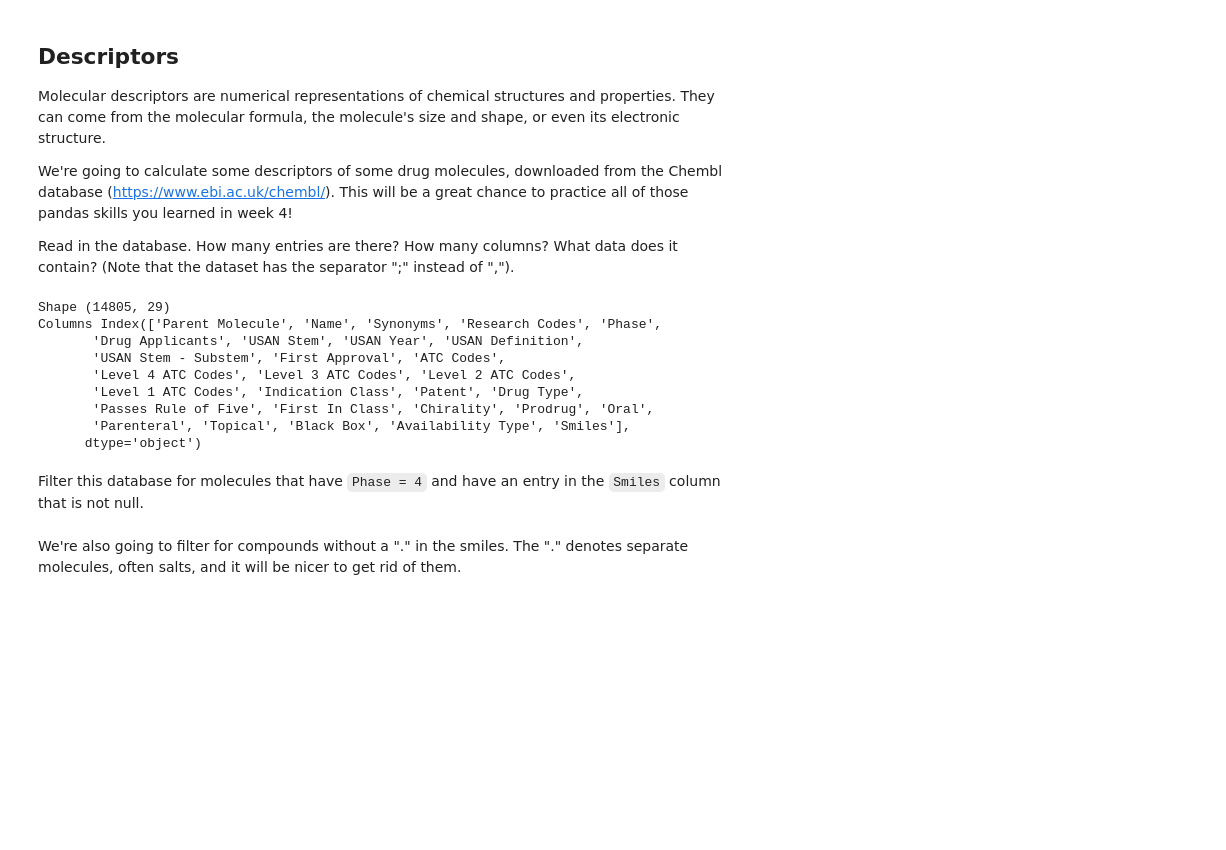
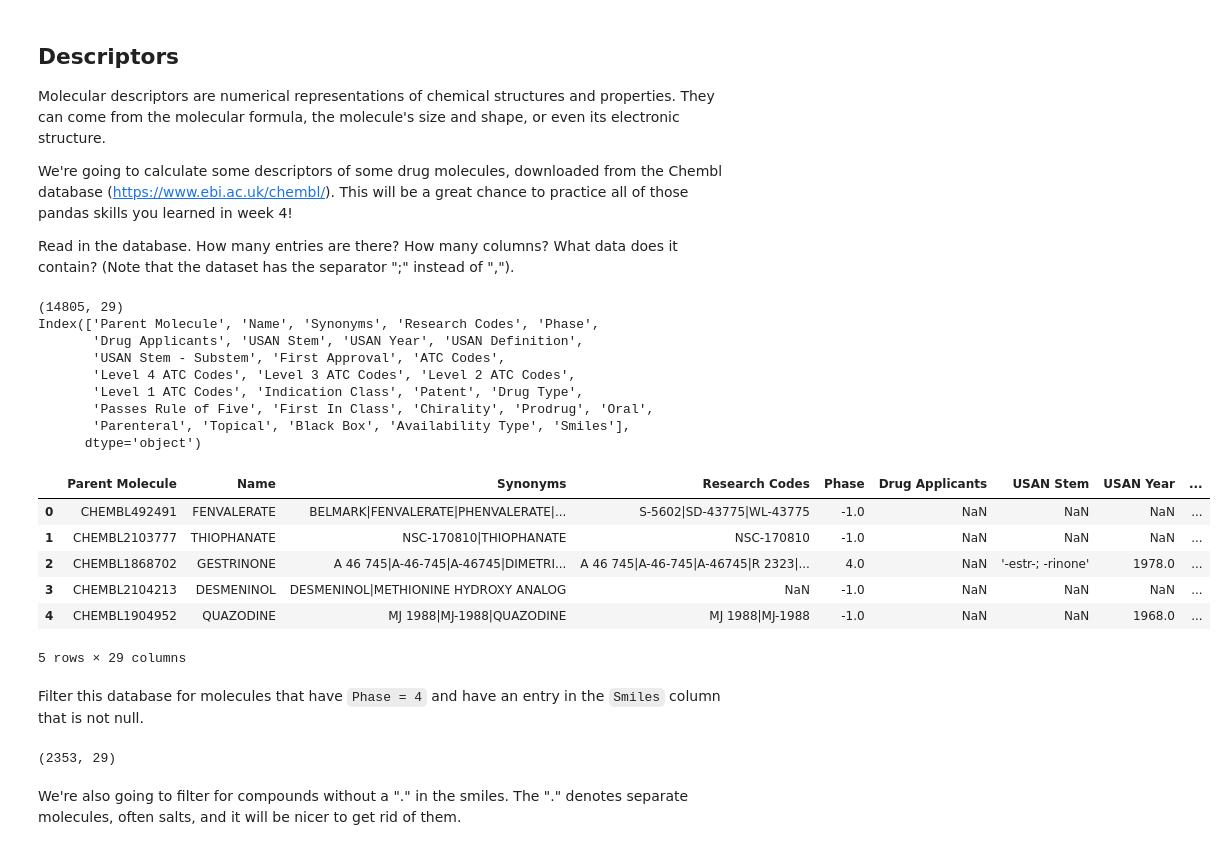
Before and after one commit to MGalka66/practical-programming-in-chemistry-exercises, a Jupyter notebook: week_05/05_exercises.ipynb, the cells around one changed output. Cells and saved outputs as stored; diff of their text form; code cells hidden in the pictures; blank space fills up the shorter version.

```diff
--- a/week_05/05_exercises.ipynb
+++ b/week_05/05_exercises.ipynb
@@ -371,18 +436,29 @@ Read in the database. How many entries are there? How many columns? What data do
 # %%
 import pandas as pd
 
 drugs = pd.read_csv("chembl_drugs.csv", sep= ";")
 
+print(drugs.shape)
+print(drugs.columns)
 # Your code here
+#df = pd.DataFrame(drugs)
+drugs.head()
 # %% [output]
-Shape (14805, 29)
-Columns Index(['Parent Molecule', 'Name', 'Synonyms', 'Research Codes', 'Phase',
+(14805, 29)
+Index(['Parent Molecule', 'Name', 'Synonyms', 'Research Codes', 'Phase',
        'Drug Applicants', 'USAN Stem', 'USAN Year', 'USAN Definition',
        'USAN Stem - Substem', 'First Approval', 'ATC Codes',
        'Level 4 ATC Codes', 'Level 3 ATC Codes', 'Level 2 ATC Codes',
        'Level 1 ATC Codes', 'Indication Class', 'Patent', 'Drug Type',
        'Passes Rule of Five', 'First In Class', 'Chirality', 'Prodrug', 'Oral',
        'Parenteral', 'Topical', 'Black Box', 'Availability Type', 'Smiles'],
       dtype='object')
+|  | Parent Molecule | Name | Synonyms | Research Codes | Phase | Drug Applicants | USAN Stem | USAN Year | ... |
+| 0 | CHEMBL492491 | FENVALERATE | BELMARK|FENVALERATE|PHENVALERATE|... | S-5602|SD-43775|WL-43775 | -1.0 | NaN | NaN | NaN | ... |
+| 1 | CHEMBL2103777 | THIOPHANATE | NSC-170810|THIOPHANATE | NSC-170810 | -1.0 | NaN | NaN | NaN | ... |
+| 2 | CHEMBL1868702 | GESTRINONE | A 46 745|A-46-745|A-46745|DIMETRI... | A 46 745|A-46-745|A-46745|R 2323|... | 4.0 | NaN | '-estr-; -rinone' | 1978.0 | ... |
+| 3 | CHEMBL2104213 | DESMENINOL | DESMENINOL|METHIONINE HYDROXY ANALOG | NaN | -1.0 | NaN | NaN | NaN | ... |
+| 4 | CHEMBL1904952 | QUAZODINE | MJ 1988|MJ-1988|QUAZODINE | MJ 1988|MJ-1988 | -1.0 | NaN | NaN | 1968.0 | ... |
+5 rows × 29 columns
 # %% [markdown]
 Filter this database for molecules that have `Phase = 4` and have an entry in the `Smiles` column that is not null.
@@ -391,3 +465,10 @@ approved_drugs = # Your code here
+# %%
+approved_drugs = drugs[(drugs["Phase"] == 4) & (drugs["Smiles"].notnull())]
+
+
+approved_drugs.shape
+# %% [output]
+(2353, 29)
 # %% [markdown]
 We're also going to filter for compounds without a "." in the smiles. The "." denotes separate molecules, often salts, and it will be nicer to get rid of them.
 # %%
```
Also changed, not shown: parts of 42 cells of this notebook, 5 other files.
